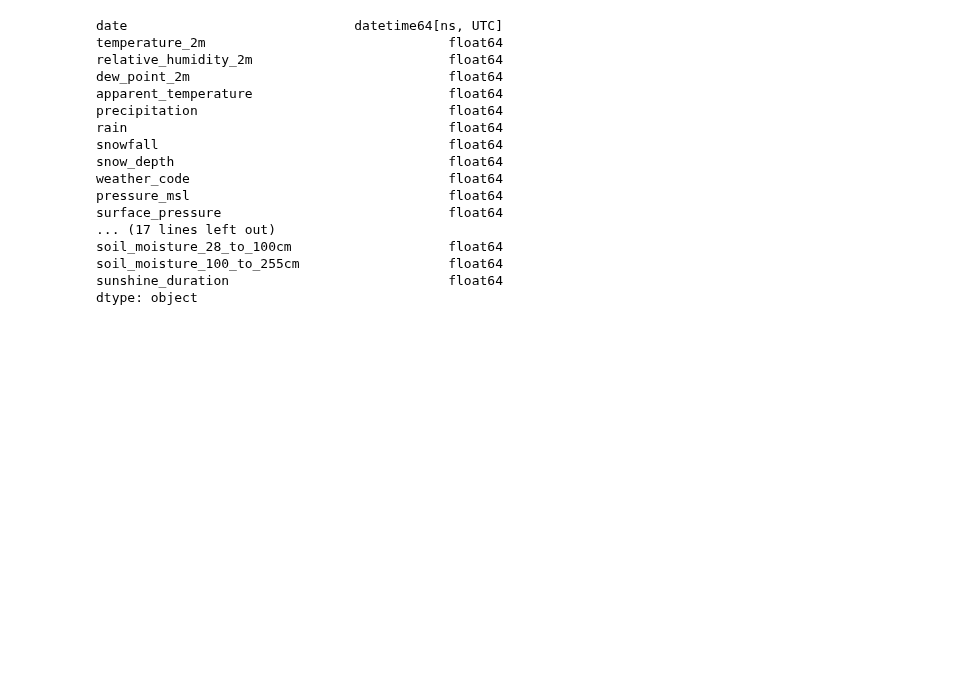
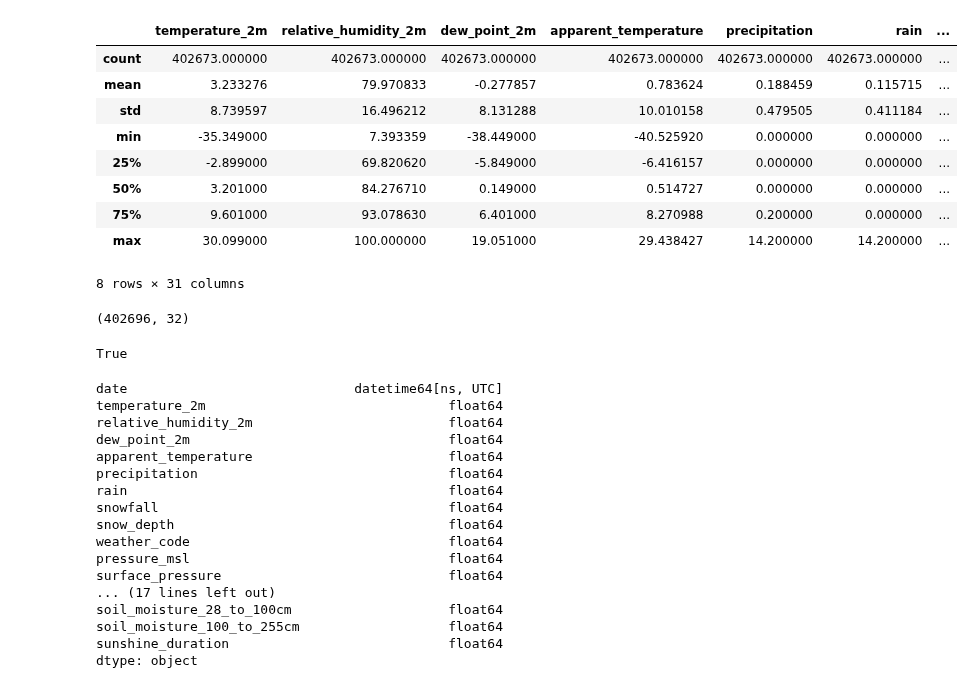
Before and after one commit to MadMax1995bb/powder_alert2.0, a Jupyter notebook: notebooks/notebook_model_tests.ipynb, the cells around one changed output. Saved outputs shown, nothing was run; the diff lists cells and outputs as text; code cells hidden in the pictures; blank space fills up the shorter version.

```diff
--- a/notebooks/notebook_model_tests.ipynb
+++ b/notebooks/notebook_model_tests.ipynb
@@ -37,3 +34,24 @@ df_hist_openmeteo.head(3)
+# %%
+df_hist_openmeteo.describe()
+# %% [output]
+|  | temperature_2m | relative_humidity_2m | dew_point_2m | apparent_temperature | precipitation | rain | ... |
+| count | 402673.000000 | 402673.000000 | 402673.000000 | 402673.000000 | 402673.000000 | 402673.000000 | ... |
+| mean | 3.233276 | 79.970833 | -0.277857 | 0.783624 | 0.188459 | 0.115715 | ... |
+| std | 8.739597 | 16.496212 | 8.131288 | 10.010158 | 0.479505 | 0.411184 | ... |
+| min | -35.349000 | 7.393359 | -38.449000 | -40.525920 | 0.000000 | 0.000000 | ... |
+| 25% | -2.899000 | 69.820620 | -5.849000 | -6.416157 | 0.000000 | 0.000000 | ... |
+| 50% | 3.201000 | 84.276710 | 0.149000 | 0.514727 | 0.000000 | 0.000000 | ... |
+| 75% | 9.601000 | 93.078630 | 6.401000 | 8.270988 | 0.200000 | 0.000000 | ... |
+| max | 30.099000 | 100.000000 | 19.051000 | 29.438427 | 14.200000 | 14.200000 | ... |
+8 rows × 31 columns
+# %%
+df_hist_openmeteo.shape
+# %% [output]
+(402696, 32)
+# %%
+print(df_hist_openmeteo['date'].is_unique)
+# %% [output]
+True
 # %%
 df_hist_openmeteo.dtypes
 # %% [output]
```
Also changed, not shown: parts of 31 cells of this notebook, 1 other file.
